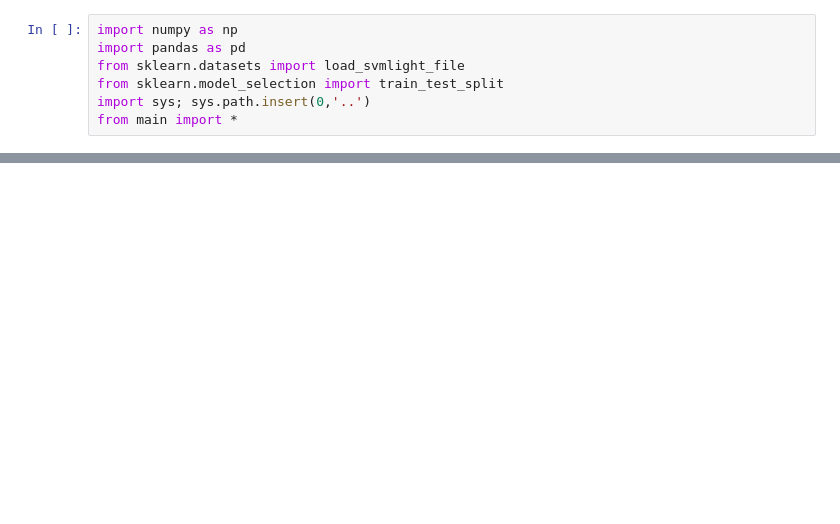
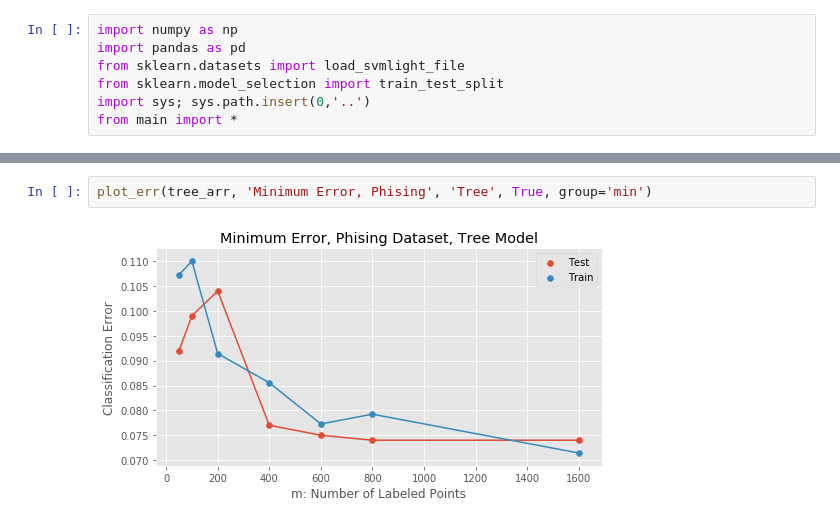
Before and after one commit to neil-ash/PairBoost, a Jupyter notebook: ranked_data_experiments/phishing.ipynb, the cells around one changed output, grey strips where cells are left out. Cells and saved outputs as stored; diff of their text form; blank space fills up the shorter version.

```diff
--- a/ranked_data_experiments/phishing.ipynb
+++ b/ranked_data_experiments/phishing.ipynb
@@ -125,0 +41,4 @@ plot_err(tree_arr, 'Phishing', 'Tree', save=False)
+# %%
+plot_err(tree_arr, 'Minimum Error, Phising', 'Tree', True, group='min')
+# %% [output]
+[figure, added]
```
Also changed, not shown: parts of 15 cells of this notebook, 15 other files.
